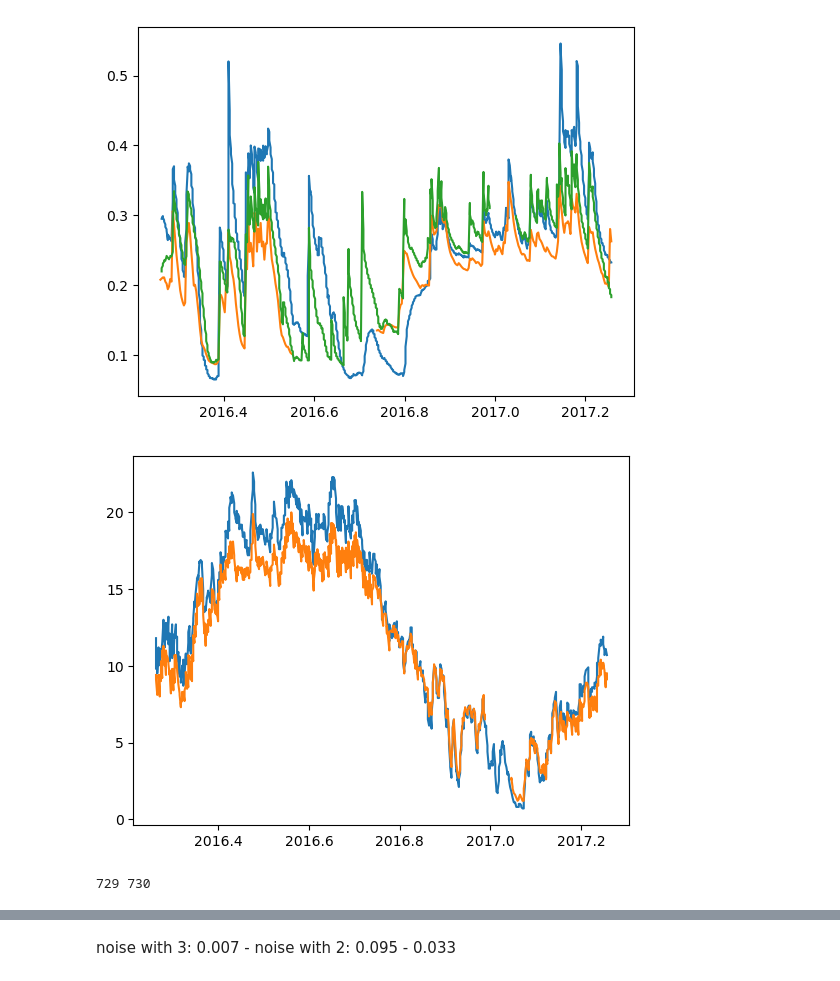
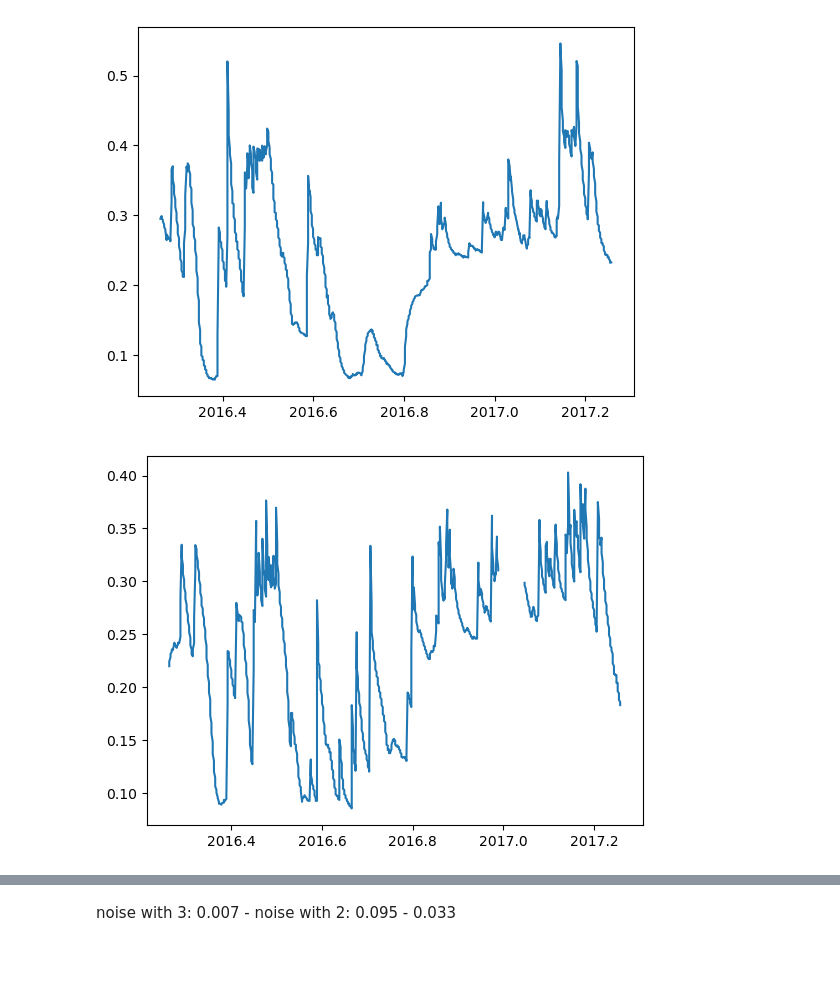
Before and after one commit to JVerbeek/at-gpflow, a Jupyter notebook: experiments/soil-moisture/soil_transfer_learning.ipynb, the cells around one changed output, grey strips where cells are left out. Drawn from its saved outputs; the diff is of its cells as text; code cells hidden in the pictures.

Commit message:
Finished implementing arbitrarily many stations

```diff
--- a/experiments/soil-moisture/soil_transfer_learning.ipynb
+++ b/experiments/soil-moisture/soil_transfer_learning.ipynb
@@ -1,53 +1,36 @@
 # %%
 import pandas as pd
 import numpy as np
 import matplotlib.pyplot as plt
 from pathlib import Path
 import os
 import sys
 from pathlib import Path
 home = Path.home()
 subdir = home / "src" / "at-gpflow" / "experiments" / "soil-moisture" / "Wageningen" ## or whatever folder at-gpflow lives in
 at_dir = home / "src" / "at-gpflow"
 
 
 sys.path.append(str(at_dir))
 sys.path.append(str(subdir))
 BASE = str(subdir)
 
-source = pd.read_csv(BASE+"/data/station_data/RM_SM_15_calibrated.csv")
-source2 = pd.read_csv(BASE+"/data/station_data/RM_SM_02_calibrated.csv")
-target = pd.read_csv(BASE+"/data/station_data/RM_SM_14_calibrated.csv")
-source["Measurement Time"] = pd.to_datetime(source["Measurement Time"])
-source2["Measurement Time"] = pd.to_datetime(source2["Measurement Time"])
-target["Measurement Time"] = pd.to_datetime(target["Measurement Time"])
+station_indices = ["15", "14", "02", "04", "05"]
+substations = []
 
-source.index = source["Measurement Time"]
-source2.index = source2["Measurement Time"]
-target.index = target["Measurement Time"]
+for station in station_indices:
 
-source = source.resample("12H").last()
-source2 = source2.resample("24H").last()
-target = target.resample("12H").last()
+    source = pd.read_csv(BASE+f"/data/station_data/RM_SM_{station}_calibrated.csv")
+    source["Measurement Time"] = pd.to_datetime(source["Measurement Time"])
+    source.index = source["Measurement Time"]
+    source = source.resample("12H").last()
 
-source['decimal_year'] = source['Measurement Time'].dt.year + (source['Measurement Time'].dt.dayofyear - 1) / 365.25
-source2['decimal_year'] = source2['Measurement Time'].dt.year + (source2['Measurement Time'].dt.dayofyear - 1) / 365.25
-target['decimal_year'] = target['Measurement Time'].dt.year + (target['Measurement Time'].dt.dayofyear - 1) / 365.25
-source.index = source["decimal_year"]
-source2.index = source2["decimal_year"]
-target.index = target["decimal_year"]
+    source['decimal_year'] = source['Measurement Time'].dt.year + (source['Measurement Time'].dt.dayofyear - 1) / 365.25
+    source.index = source["decimal_year"]
+    substations.append(source)
 
-
-plt.plot(source.index, source["5 cm VWC [m3/m3]"])
-plt.plot(source2.index, source2["5 cm VWC [m3/m3]"])
-plt.plot(target.index, target["5 cm VWC [m3/m3]"])
-plt.show()
-plt.plot(source.index, source["5 cm Temp [oC]"])
-plt.plot(target.index, target["5 cm Temp [oC]"])
-plt.show()
-
-print(len(source), len(target))
+    plt.plot(source.index, source["5 cm VWC [m3/m3]"])
+    plt.show()
 # %% [output]
-[figure, old version]
+[figure, new version]
-[figure, old version]
+[figure, new version]
-729 730
```
Also changed, not shown: parts of 10 cells of this notebook.
